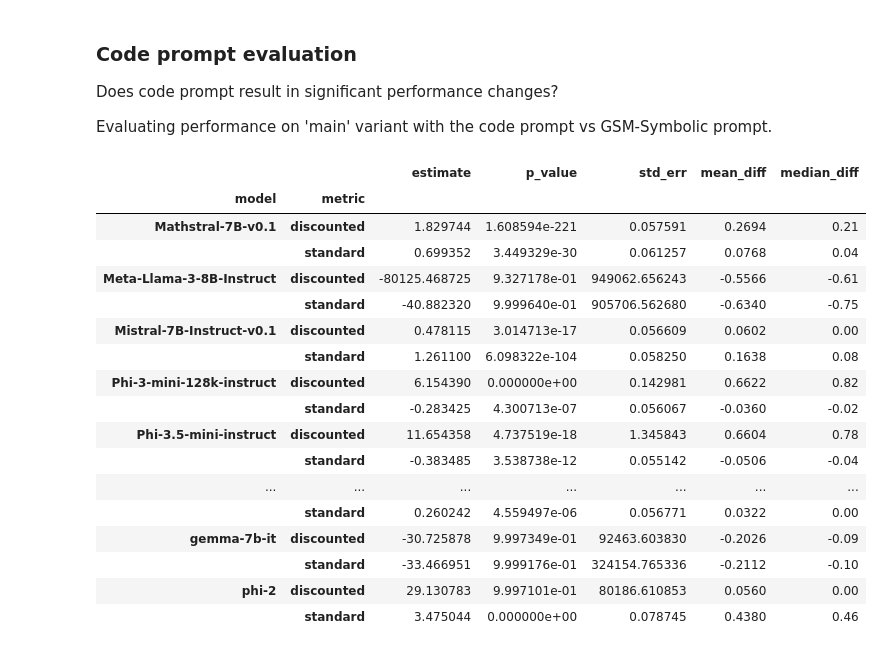
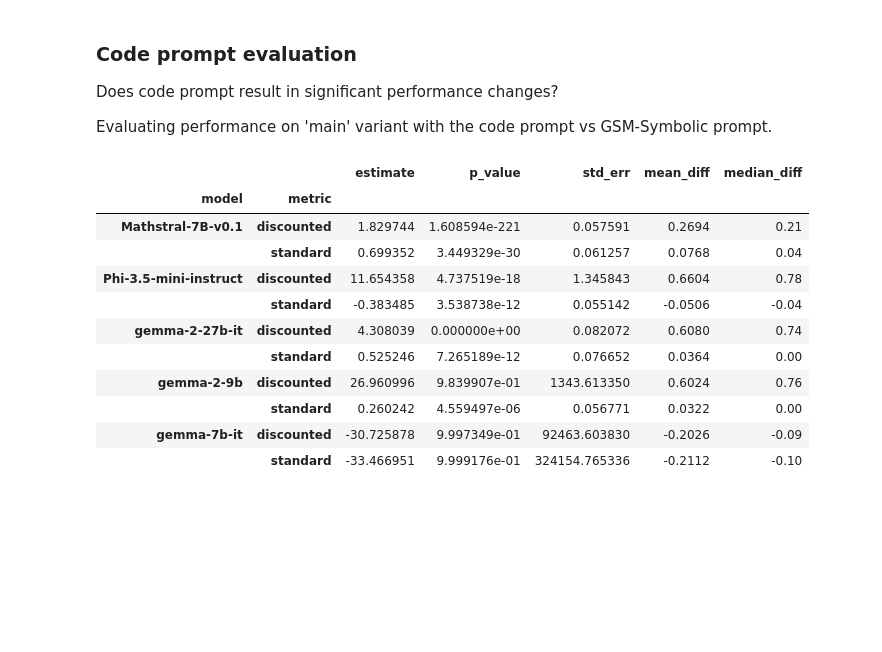
Before and after one commit to the-mysh/gsm-symbolic-benchmarking, a Jupyter notebook: notebooks/results_pres/2026-02-25.ipynb, the cells around one changed output. Cells and saved outputs as stored; diff of their text form; code cells hidden in the pictures; blank space fills up the shorter version.

```diff
--- a/notebooks/results_pres/2026-02-25.ipynb
+++ b/notebooks/results_pres/2026-02-25.ipynb
@@ -135,3 +135,6 @@ _ = plot_glmm(
 [figure]
 [figure]
 [figure]
+# %%
+significant_models = variant_effect_df_full[variant_effect_df_full.p_value < 0.05].index.get_level_values('model').unique().tolist()
+significant_models
@@ -167,27 +172,21 @@ Does code prompt result in significant performance changes?
 
 Evaluating performance on 'main' variant with the code prompt vs GSM-Symbolic prompt.
 # %%
-acc_change_df = pea_code_full.analyse_accuracy_change_significance(variant='main', models=candidate_models)
+acc_change_df = pea_code_full.analyse_accuracy_change_significance(variant='main', models=significant_models)
 acc_change_df
 # %% [output]
 |  |  | estimate | p_value | std_err | mean_diff | median_diff |
 | model | metric |  |  |  |  |  |
 | Mathstral-7B-v0.1 | discounted | 1.829744 | 1.608594e-221 | 0.057591 | 0.2694 | 0.21 |
 |  | standard | 0.699352 | 3.449329e-30 | 0.061257 | 0.0768 | 0.04 |
-| Meta-Llama-3-8B-Instruct | discounted | -80125.468725 | 9.327178e-01 | 949062.656243 | -0.5566 | -0.61 |
-|  | standard | -40.882320 | 9.999640e-01 | 905706.562680 | -0.6340 | -0.75 |
-| Mistral-7B-Instruct-v0.1 | discounted | 0.478115 | 3.014713e-17 | 0.056609 | 0.0602 | 0.00 |
-|  | standard | 1.261100 | 6.098322e-104 | 0.058250 | 0.1638 | 0.08 |
-| Phi-3-mini-128k-instruct | discounted | 6.154390 | 0.000000e+00 | 0.142981 | 0.6622 | 0.82 |
-|  | standard | -0.283425 | 4.300713e-07 | 0.056067 | -0.0360 | -0.02 |
 | Phi-3.5-mini-instruct | discounted | 11.654358 | 4.737519e-18 | 1.345843 | 0.6604 | 0.78 |
 |  | standard | -0.383485 | 3.538738e-12 | 0.055142 | -0.0506 | -0.04 |
-| ... | ... | ... | ... | ... | ... | ... |
+| gemma-2-27b-it | discounted | 4.308039 | 0.000000e+00 | 0.082072 | 0.6080 | 0.74 |
+|  | standard | 0.525246 | 7.265189e-12 | 0.076652 | 0.0364 | 0.00 |
+| gemma-2-9b | discounted | 26.960996 | 9.839907e-01 | 1343.613350 | 0.6024 | 0.76 |
 |  | standard | 0.260242 | 4.559497e-06 | 0.056771 | 0.0322 | 0.00 |
 | gemma-7b-it | discounted | -30.725878 | 9.997349e-01 | 92463.603830 | -0.2026 | -0.09 |
 |  | standard | -33.466951 | 9.999176e-01 | 324154.765336 | -0.2112 | -0.10 |
-| phi-2 | discounted | 29.130783 | 9.997101e-01 | 80186.610853 | 0.0560 | 0.00 |
-|  | standard | 3.475044 | 0.000000e+00 | 0.078745 | 0.4380 | 0.46 |
 # %%
 _ = plot_glmm(
     acc_change_df,
```
Also changed, not shown: parts of 4 cells of this notebook, 1 other file.
